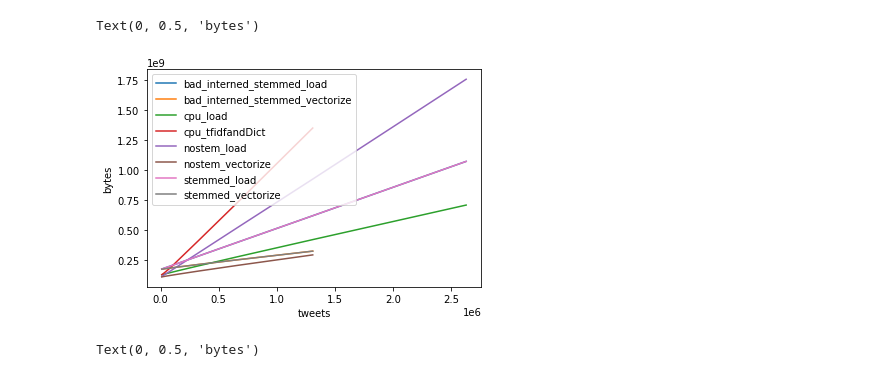
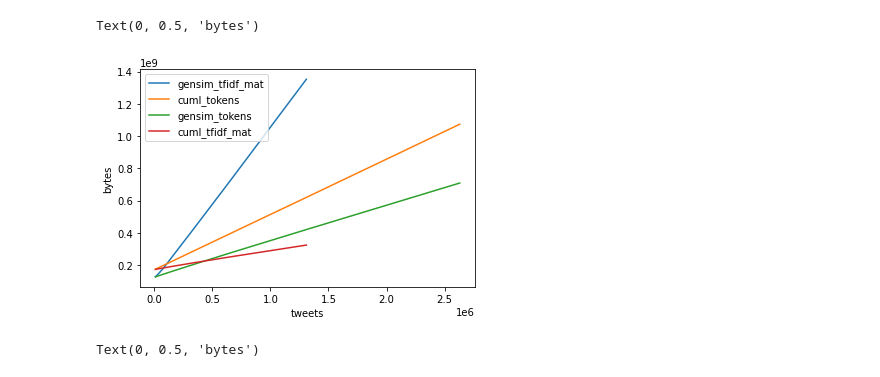
Before and after one commit to AdrienSF/twitter-analysis, a Jupyter notebook: vis/complexity_vis.ipynb, the cells around one changed output. Drawn from its saved outputs; the diff is of its cells as text; code cells hidden in the pictures.

```diff
--- a/vis/complexity_vis.ipynb
+++ b/vis/complexity_vis.ipynb
@@ -1,22 +1,22 @@
 # %%
 import os
 import pandas as pd
 import matplotlib.pyplot as plt
 
 filenames = !ls ../results/*measure.csv
 
 measures = {os.path.basename(name).replace('_measure.csv', ''): pd.read_csv(name) for name in filenames}
 
-for mes in measures.keys():
+for mes in ['gensim_tfidf_mat', 'cuml_tokens', 'gensim_tokens', 'cuml_tfidf_mat']:
     plt.plot(measures[mes]['tweets'], measures[mes]['mem'], label=mes)
 plt.legend()
 plt.xlabel('tweets')
 plt.ylabel('bytes')
 # stemmed load == bad interned stemmed load
 # stemmed vectorize == bad interned stemmed vectorized
 # %% [output]
 Text(0, 0.5, 'bytes')
-[figure, old version]
+[figure, new version]
 # %%
 for mes in measures.keys():
     plt.plot(measures[mes]['tweets'], measures[mes]['time'], label=mes)
```
Also changed, not shown: parts of 1 cell of this notebook, 5 other files.
